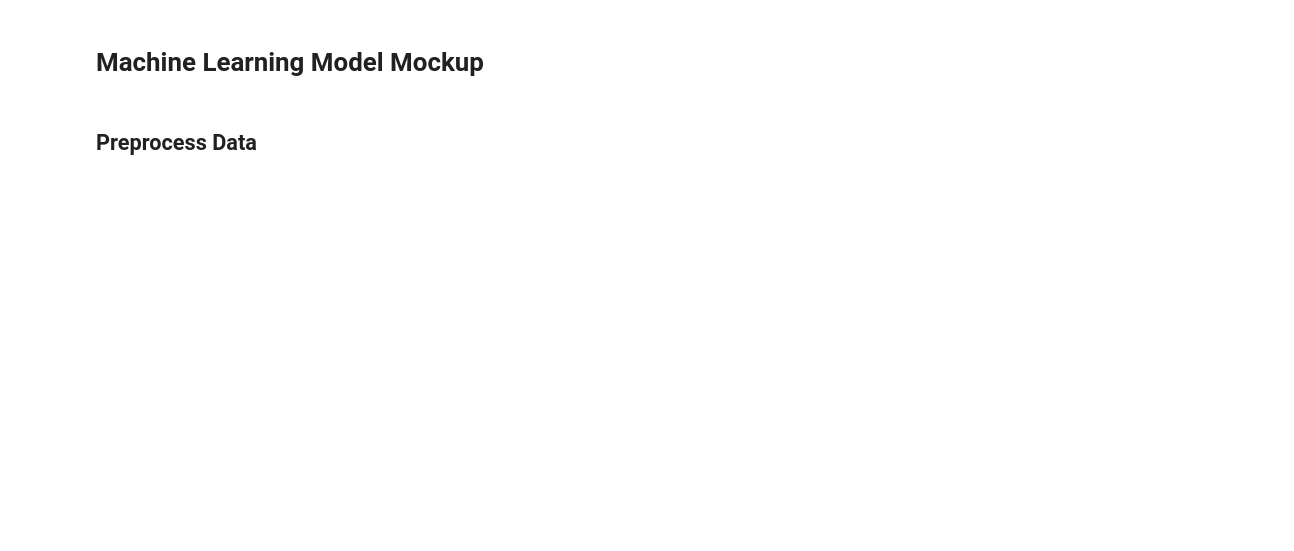
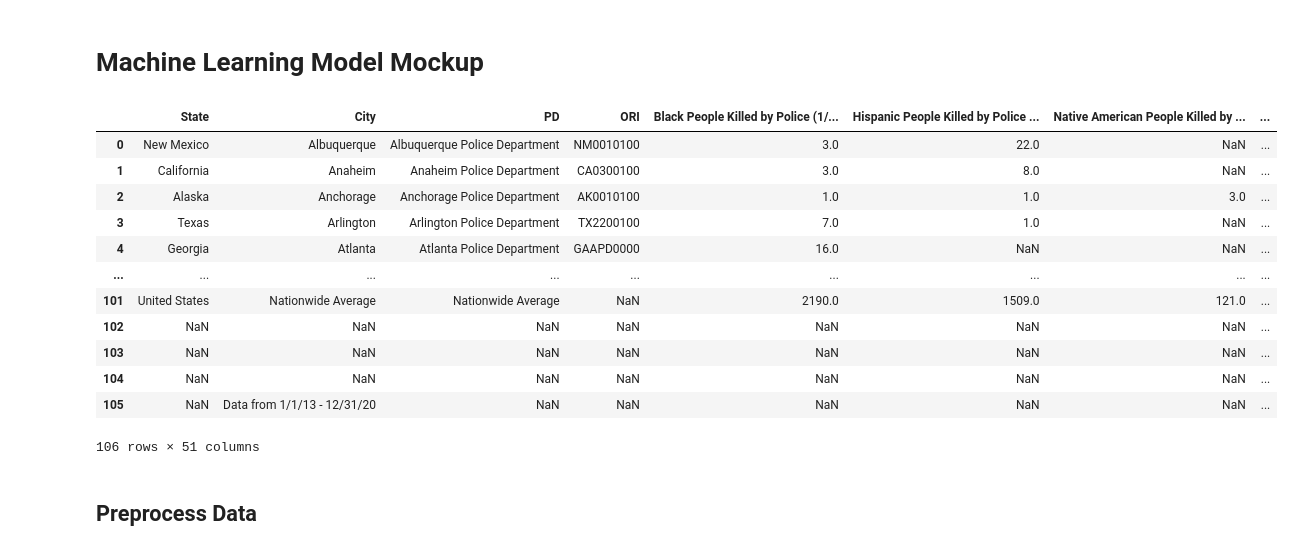
Before and after one commit to TamaraGR/Police_Violence_Analysis, a Jupyter notebook: Machine_Learning_Model_Mockup.ipynb, the cells around one changed output. Cells and saved outputs as stored; diff of their text form; code cells hidden in the pictures; blank space fills up the shorter version.

Commit message:
new data set - preprocessing...

```diff
--- a/Machine_Learning_Model_Mockup.ipynb
+++ b/Machine_Learning_Model_Mockup.ipynb
@@ -20,8 +20,22 @@ from imblearn.metrics import classification_report_imbalanced
 from sklearn.metrics import plot_confusion_matrix
 # %%
 # Load the data
-file_path = 'Resources/fatal_encounters_dot_org.csv'
-fatal_df = pd.read_csv(file_path).set_index('Unique ID')
-fatal_df.head()
+file_path = 'Resources/2013-2020_Killings_by_PD.csv'
+killings_df = pd.read_csv(file_path)
+killings_df
+# %% [output]
+|  | State | City | PD | ORI | Black People Killed by Police (1/... | Hispanic People Killed by Police ... | Native American People Killed by ... | ... |
+| 0 | New Mexico | Albuquerque | Albuquerque Police Department | NM0010100 | 3.0 | 22.0 | NaN | ... |
+| 1 | California | Anaheim | Anaheim Police Department | CA0300100 | 3.0 | 8.0 | NaN | ... |
+| 2 | Alaska | Anchorage | Anchorage Police Department | AK0010100 | 1.0 | 1.0 | 3.0 | ... |
+| 3 | Texas | Arlington | Arlington Police Department | TX2200100 | 7.0 | 1.0 | NaN | ... |
+| 4 | Georgia | Atlanta | Atlanta Police Department | GAAPD0000 | 16.0 | NaN | NaN | ... |
+| ... | ... | ... | ... | ... | ... | ... | ... | ... |
+| 101 | United States | Nationwide Average | Nationwide Average | NaN | 2190.0 | 1509.0 | 121.0 | ... |
+| 102 | NaN | NaN | NaN | NaN | NaN | NaN | NaN | ... |
+| 103 | NaN | NaN | NaN | NaN | NaN | NaN | NaN | ... |
+| 104 | NaN | NaN | NaN | NaN | NaN | NaN | NaN | ... |
+| 105 | NaN | Data from 1/1/13 - 12/31/20 | NaN | NaN | NaN | NaN | NaN | ... |
+106 rows × 51 columns
 # %% [markdown]
 ## Preprocess Data
```
Also changed, not shown: parts of 8 cells of this notebook, 8 other files.
